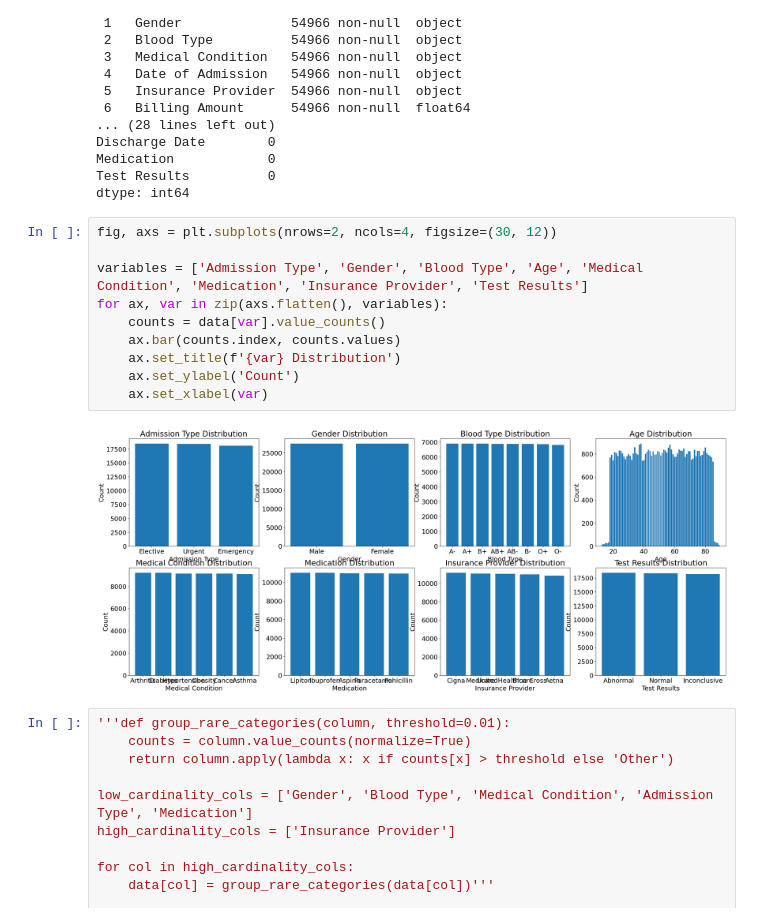
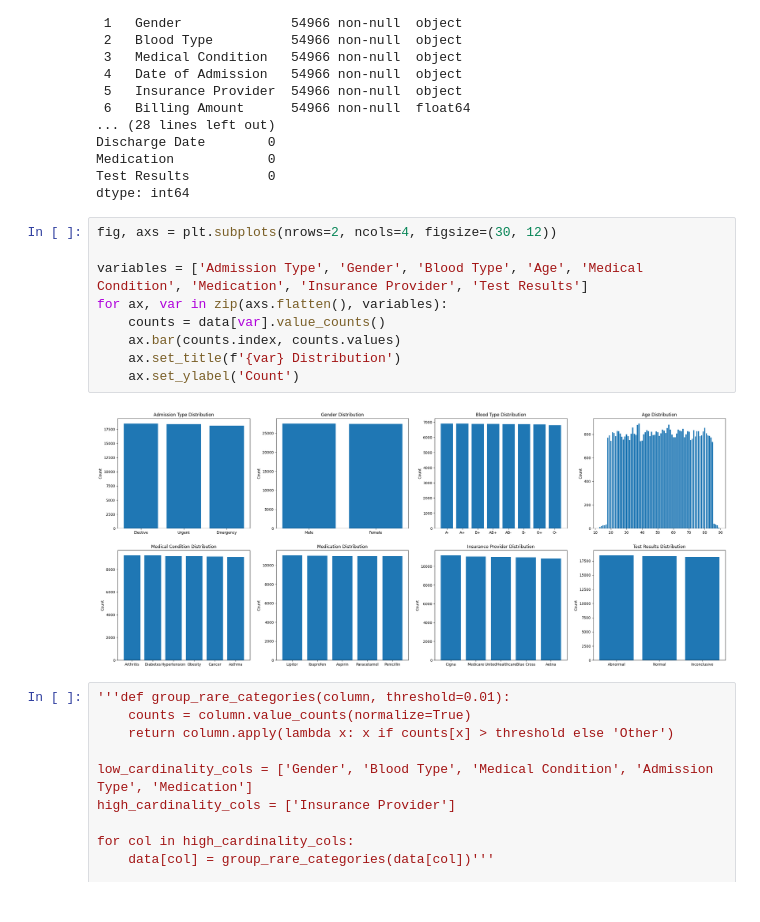
Before and after one commit to diallos-tech/Clarkson_Data_Science, a Jupyter notebook: Data Mining/Data_Mining_Project.ipynb, the cells around one changed output. Cells and saved outputs as stored; diff of their text form.

```diff
--- a/Data Mining/Data_Mining_Project.ipynb
+++ b/Data Mining/Data_Mining_Project.ipynb
@@ -43,15 +43,14 @@ dtype: int64
 # %%
 fig, axs = plt.subplots(nrows=2, ncols=4, figsize=(30, 12))
 
 variables = ['Admission Type', 'Gender', 'Blood Type', 'Age', 'Medical Condition', 'Medication', 'Insurance Provider', 'Test Results']
 for ax, var in zip(axs.flatten(), variables):
     counts = data[var].value_counts()
     ax.bar(counts.index, counts.values)
     ax.set_title(f'{var} Distribution')
     ax.set_ylabel('Count')
-    ax.set_xlabel(var)
 # %% [output]
-[figure, old version]
+[figure, new version]
 # %%
 '''def group_rare_categories(column, threshold=0.01):
     counts = column.value_counts(normalize=True)
```
Also changed, not shown: 4 other files.
